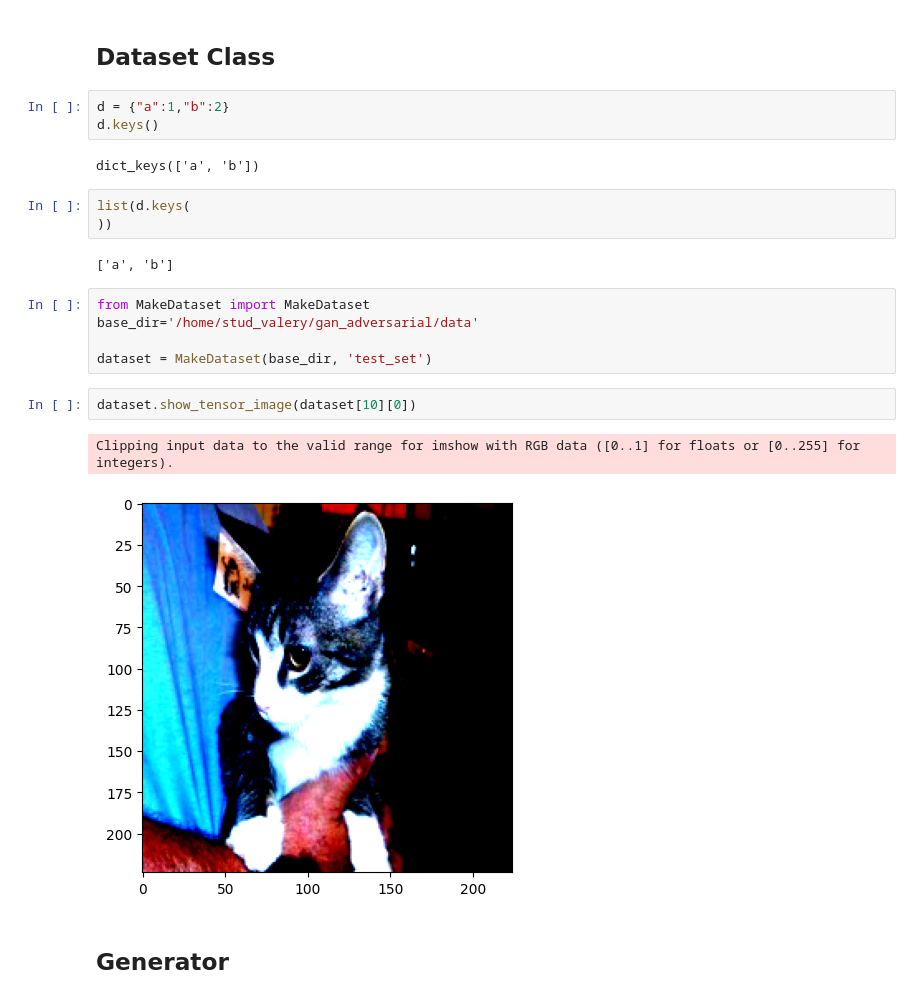
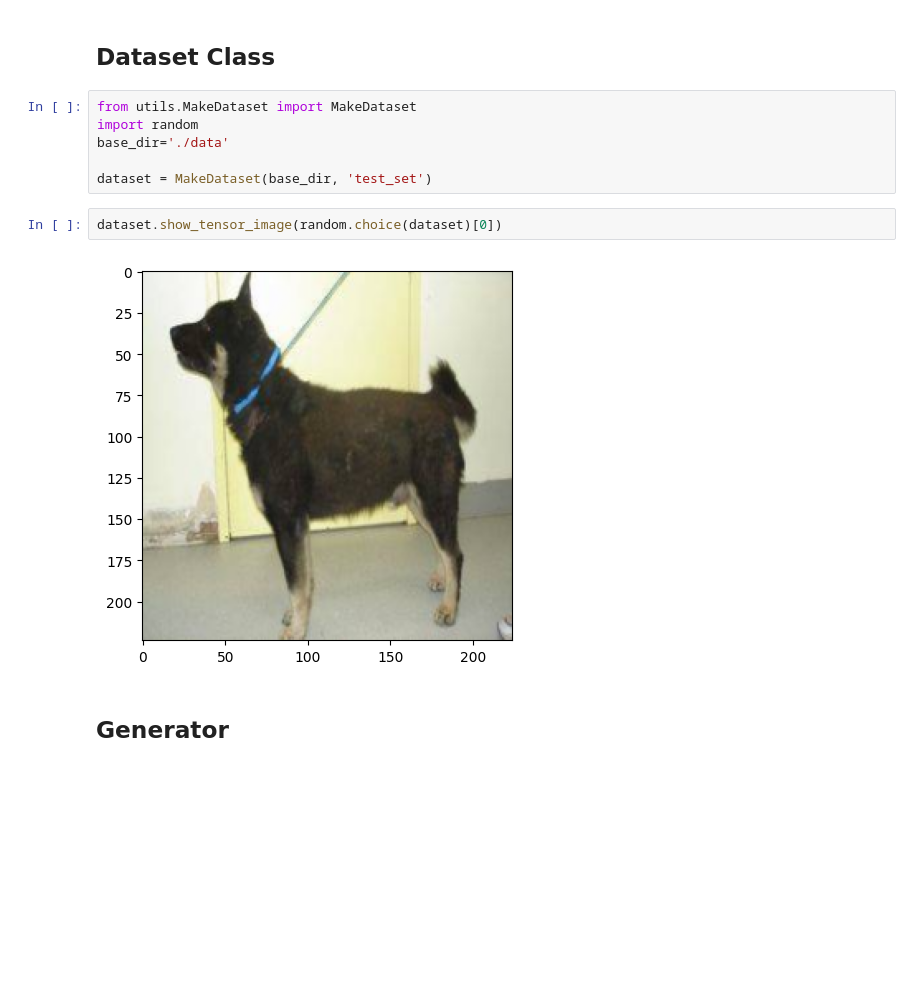
Before and after one commit to Expecto-Information/gan_adversarial, a Jupyter notebook: related.ipynb, the cells around one changed output. Saved outputs shown, nothing was run; the diff lists cells and outputs as text; blank space fills up the shorter version.

```diff
--- a/related.ipynb
+++ b/related.ipynb
@@ -46,26 +69,16 @@ from Classifier import ResNet18
 model=ResNet18()
 # %% [markdown]
 ## Dataset Class
-# %%
-d = {"a":1,"b":2}
-d.keys()
-# %% [output]
-dict_keys(['a', 'b'])
-# %%
-list(d.keys(
-))
-# %% [output]
-['a', 'b']
 # %%
-from MakeDataset import MakeDataset
-base_dir='/home/stud_valery/gan_adversarial/data'
+from utils.MakeDataset import MakeDataset
+import random
+base_dir='./data'
 
 dataset = MakeDataset(base_dir, 'test_set')
 # %%
-dataset.show_tensor_image(dataset[10][0])
+dataset.show_tensor_image(random.choice(dataset)[0])
 # %% [output]
-Clipping input data to the valid range for imshow with RGB data ([0..1] for floats or [0..255] for integers).
-[figure, old version]
+[figure, new version]
 # %% [markdown]
 ## Generator
 # %%
```
Also changed, not shown: parts of 50 cells of this notebook, 47 other files.
